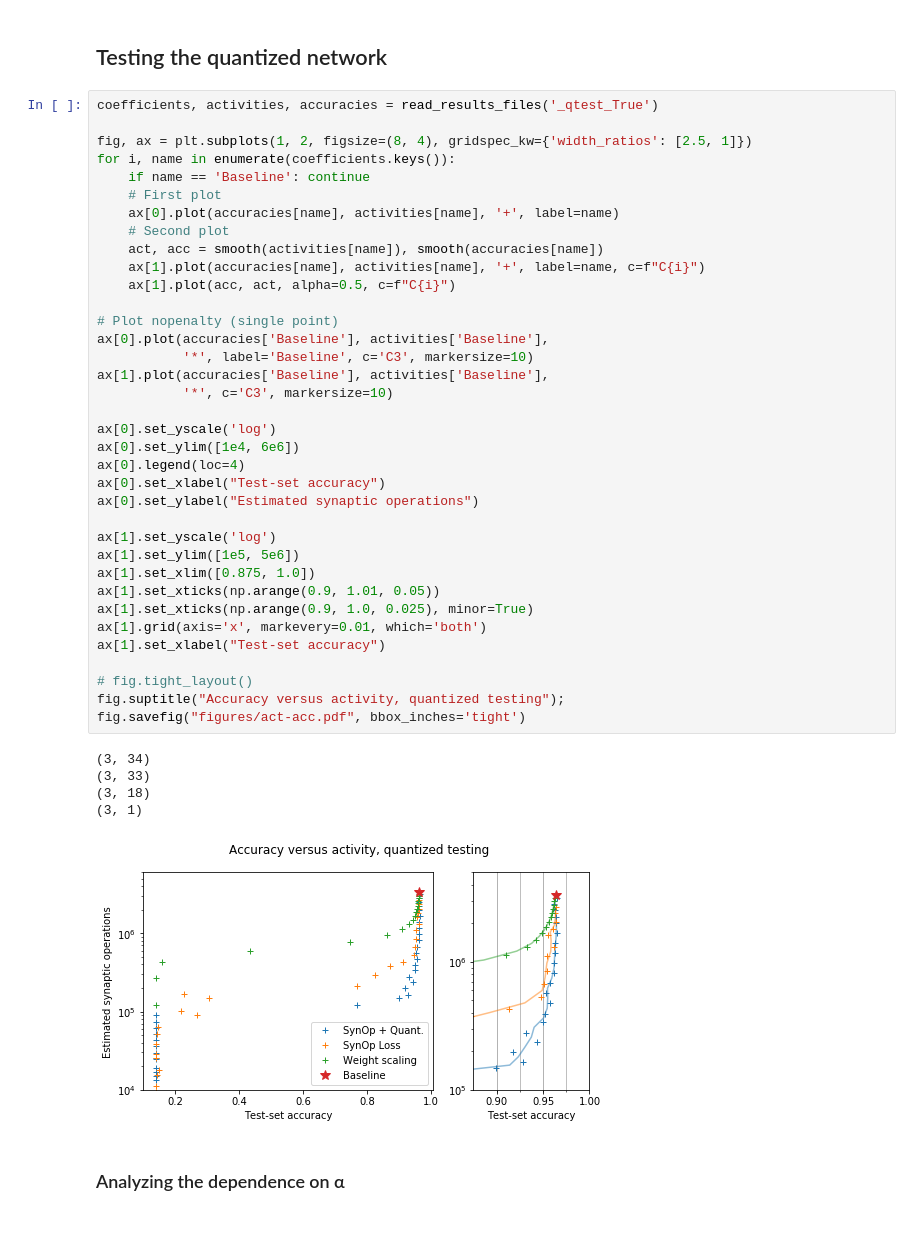
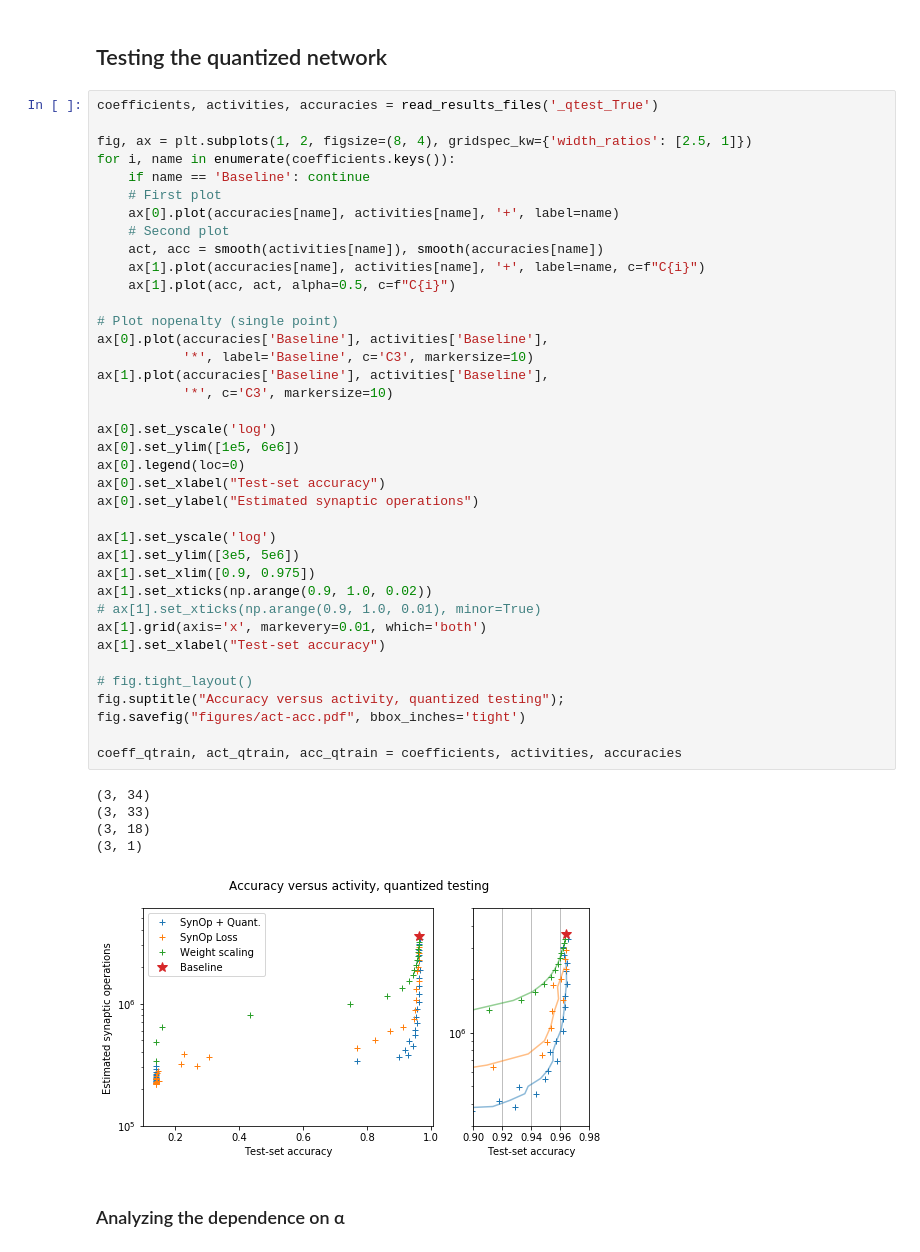
Before and after one commit to fgr1986/synoploss, a Jupyter notebook: scripts/mnist_dvs/GeneratePlots.ipynb, the cells around one changed output. Cells and saved outputs as stored; diff of their text form.

Commit message:
updated figures

```diff
--- a/scripts/mnist_dvs/GeneratePlots.ipynb
+++ b/scripts/mnist_dvs/GeneratePlots.ipynb
@@ -54,40 +54,42 @@ for i, name in enumerate(coefficients.keys()):
     if name == 'Baseline': continue
     # First plot
     ax[0].plot(accuracies[name], activities[name], '+', label=name)
     # Second plot
     act, acc = smooth(activities[name]), smooth(accuracies[name])
     ax[1].plot(accuracies[name], activities[name], '+', label=name, c=f"C{i}")
     ax[1].plot(acc, act, alpha=0.5, c=f"C{i}")
 
 # Plot nopenalty (single point)
 ax[0].plot(accuracies['Baseline'], activities['Baseline'],
            '*', label='Baseline', c='C3', markersize=10)
 ax[1].plot(accuracies['Baseline'], activities['Baseline'],
            '*', c='C3', markersize=10)
 
 ax[0].set_yscale('log')
-ax[0].set_ylim([1e4, 6e6])
-ax[0].legend(loc=4)
+ax[0].set_ylim([1e5, 6e6])
+ax[0].legend(loc=0)
 ax[0].set_xlabel("Test-set accuracy")
 ax[0].set_ylabel("Estimated synaptic operations")
 
 ax[1].set_yscale('log')
-ax[1].set_ylim([1e5, 5e6])
-ax[1].set_xlim([0.875, 1.0])
-ax[1].set_xticks(np.arange(0.9, 1.01, 0.05))
-ax[1].set_xticks(np.arange(0.9, 1.0, 0.025), minor=True)
+ax[1].set_ylim([3e5, 5e6])
+ax[1].set_xlim([0.9, 0.975])
+ax[1].set_xticks(np.arange(0.9, 1.0, 0.02))
+# ax[1].set_xticks(np.arange(0.9, 1.0, 0.01), minor=True)
 ax[1].grid(axis='x', markevery=0.01, which='both')
 ax[1].set_xlabel("Test-set accuracy")
 
 # fig.tight_layout()
 fig.suptitle("Accuracy versus activity, quantized testing");
 fig.savefig("figures/act-acc.pdf", bbox_inches='tight')
+
+coeff_qtrain, act_qtrain, acc_qtrain = coefficients, activities, accuracies
 # %% [output]
 (3, 34)
 (3, 33)
 (3, 18)
 (3, 1)
-[figure, old version]
+[figure, new version]
 # %% [markdown]
 ### Analyzing the dependence on α
 # %%
```
Also changed, not shown: parts of 5 cells of this notebook.
